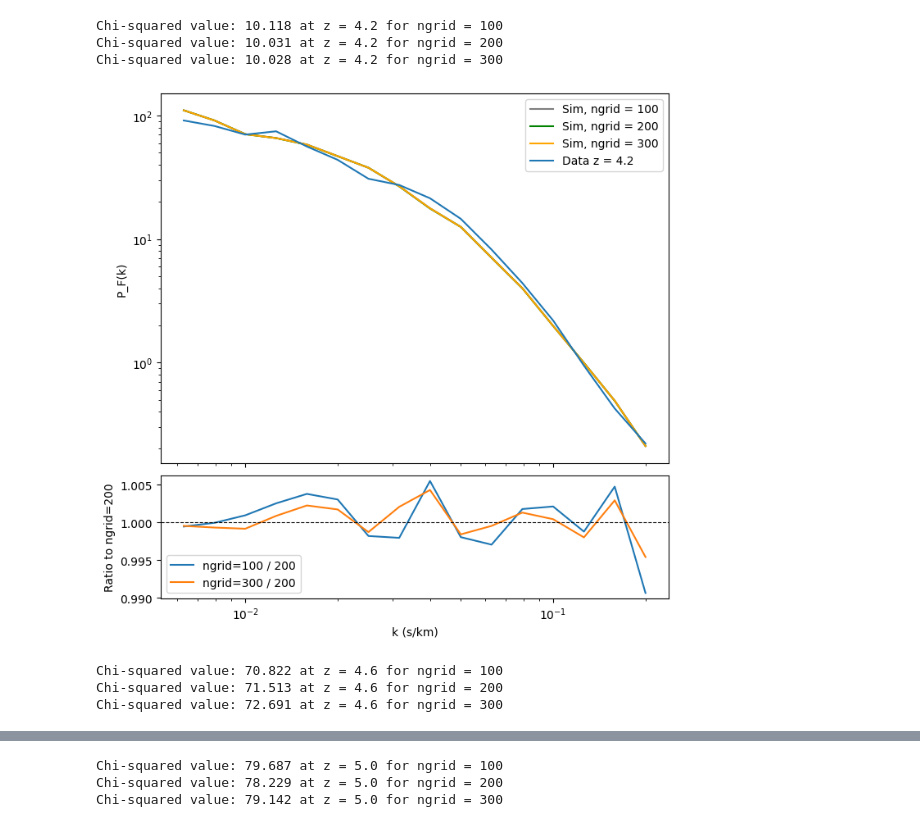
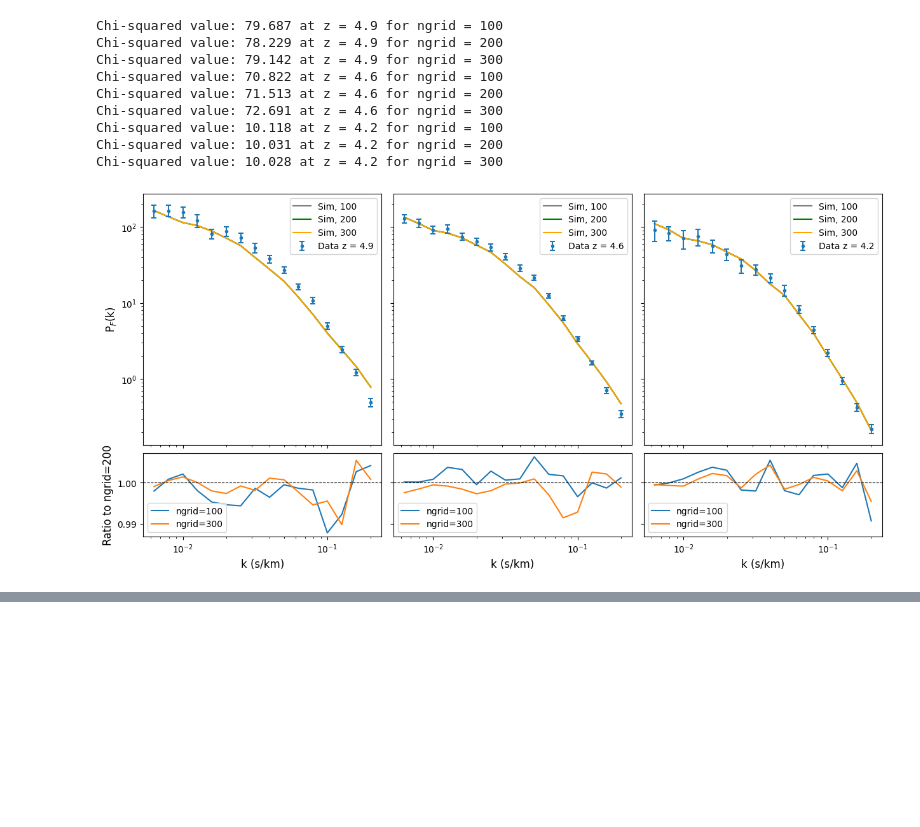
Before and after one commit to willsonho2000/MP-Gadget, a Jupyter notebook: runs/keir/plot.ipynb, the cells around one changed output, grey strips where cells are left out. Cells and saved outputs as stored; diff of their text form; code cells hidden in the pictures; blank space fills up the shorter version.

```diff
--- a/runs/keir/plot.ipynb
+++ b/runs/keir/plot.ipynb
@@ -11,7 +14,9 @@ from lyaemu import flux_power
 # Plot the column density function
 for i in range(3):
     ps = PlottingSpectra(num=i,base="output", savefile="gridded_spectra_200.hdf5", label=f"num={i}")
-    ps.plot_cddf("H",1)
+
+# Plot the flux power spectrum function
+ps.plot_spectrum("H",1,1215,9)
 # %% [output]
 Reading pre-computed spectra (from file output/SPECTRA_000/gridded_spectra_200.hdf5  )
 40000  sightlines. resolution:  1.0002664127439553  z= 5.000024000096
@@ -168,65 +127,76 @@ chi_2 = np.array(chi_2)
 obser_data = lyman_data.BoeraData()
 kf = obser_data.get_kf()    # km / s
 
-z = [4.2, 4.6, 5.0]
+z = [4.9, 4.6, 4.2]
 zout = flux_power.MySpectra(max_z = 5.0, redshifts=z, pixel_resolution_km_s=1.0).zout
 data_power  = obser_data.pf.reshape(-1, kf.shape[0]) #km / s; n_z * n_k # n_z * n_k
 sigma_sq    = obser_data.covar_diag.reshape(-1, kf.shape[0])
 
 ref_idx = np.where(ngrid == 200)[0][0]
 
+# One column per redshift: flux power on top, ratio to ngrid=200 below
+fig, axes = plt.subplots(2, len(zout), figsize=(5 * len(zout), 7), sharex="col", sharey="row",
+                         gridspec_kw={'height_ratios': [3, 1], 'hspace': 0.05})
+
 for i, z_i in enumerate(zout):
-    fig, (ax1, ax2) = plt.subplots(2, 1, figsize=(8,8), sharex=True,
-                                    gridspec_kw={'height_ratios': [3, 1], 'hspace': 0.05})
-    i_inv = 2 - i
+    ax1, ax2 = axes[0, i], axes[1, i]
 
     color = ["grey", "green", "orange", "blue"]
     sim_rebinned = {}
     for j, ni_grid in enumerate(ngrid):
-        # post_analysis(i_inv, z_tau[j][i], ni_grid)
-        sim = np.loadtxt("output/SPECTRA_%03d/flux_power_%03d.txt" % (i_inv, ni_grid))
+        # post_analysis(i, z_tau[j][i], ni_grid)
+        sim = np.loadtxt("output/SPECTRA_%03d/flux_power_%03d.txt" % (i, ni_grid))
 
         skf = sim[0,:]          # km / s
         sim_power = sim[1,:]    # P_F(k) for the simulated data at the current redshift
 
         # Rebinning simulated data to match the k bins of the observed data
         interp_func = interp1d(skf, sim_power, kind='linear', bounds_error=False, fill_value="extrapolate")
         sim_power_rebinned = interp_func(kf)
         sim_rebinned[ni_grid] = sim_power_rebinned
 
         # chi2 analysis
-        chi2 = chi_squared(sim_power_rebinned, data_power[i], sigma_sq[i])
+        chi2 = chi_squared(sim_power_rebinned, data_power[2-i], sigma_sq[2-i])
         print(f"Chi-squared value: {np.sum(chi2):.3f} at z = {z_i:.1f} for ngrid = {ni_grid:3d}")
 
-        ax1.plot(kf, sim_power_rebinned, color = color[j], label="Sim, ngrid = %3d" % ni_grid)
+        ax1.plot(kf, sim_power_rebinned, color = color[j], label="Sim, %3d" % ni_grid)
 
-    ax1.plot(kf, data_power[i], label="Data z = %.1f" % z_i)
+    data_err = np.sqrt(sigma_sq[2-i])
+    # ls="none": each k bin is an isolated marker with its own vertical error bar
+    ax1.errorbar(kf, data_power[2-i], yerr=data_err, fmt="o", ls="none", color="C0",
+                ms=3, elinewidth=1.5, capsize=3, capthick=1.5, zorder=2,
+                label="Data z = %.1f" % z_i)
     ax1.set_xscale("log")
     ax1.set_yscale("log")
-    ax1.set_ylabel("P_F(k)")
+    ax1.tick_params(labelbottom=False)
     ax1.legend()
-    ax1.tick_params(labelbottom=False)
 
     # Ratio plot relative to ngrid=200
     ref_power = sim_rebinned[ngrid[ref_idx]]
     for ni_grid in ngrid:
         if ni_grid == ngrid[ref_idx]:
             continue
         ratio = sim_rebinned[ni_grid] / ref_power
-        ax2.plot(kf, ratio, label="ngrid=%d / %d" % (ni_grid, ngrid[ref_idx]))
+        ax2.plot(kf, ratio, label="ngrid=%d" % (ni_grid))
 
     ax2.axhline(1.0, color='k', ls='--', lw=0.8)
     ax2.set_xscale("log")
-    ax2.set_xlabel("k (s/km)")
-    ax2.set_ylabel("Ratio to ngrid=%d" % ngrid[ref_idx])
+    ax2.set_xlabel("k (s/km)", fontsize=12)
     ax2.legend()
 
-    plt.show()
+# Y axis is shared within each row, so only the leftmost column keeps the labels
+axes[0, 0].set_ylabel("P$_F$(k)", fontsize=12)
+axes[1, 0].set_ylabel("Ratio to ngrid=%d" % ngrid[ref_idx], fontsize=12)
+fig.subplots_adjust(wspace=0.05)
+plt.show()
 # %% [output]
+Chi-squared value: 79.687 at z = 4.9 for ngrid = 100
+Chi-squared value: 78.229 at z = 4.9 for ngrid = 200
+Chi-squared value: 79.142 at z = 4.9 for ngrid = 300
+Chi-squared value: 70.822 at z = 4.6 for ngrid = 100
+Chi-squared value: 71.513 at z = 4.6 for ngrid = 200
+Chi-squared value: 72.691 at z = 4.6 for ngrid = 300
 Chi-squared value: 10.118 at z = 4.2 for ngrid = 100
 Chi-squared value: 10.031 at z = 4.2 for ngrid = 200
 Chi-squared value: 10.028 at z = 4.2 for ngrid = 300
-[figure, old version]
+[figure, new version]
-Chi-squared value: 70.822 at z = 4.6 for ngrid = 100
-Chi-squared value: 71.513 at z = 4.6 for ngrid = 200
-Chi-squared value: 72.691 at z = 4.6 for ngrid = 300
@@ -234,3 +202,0 @@ Chi-squared value: 72.691 at z = 4.6 for ngrid = 300
-Chi-squared value: 79.687 at z = 5.0 for ngrid = 100
-Chi-squared value: 78.229 at z = 5.0 for ngrid = 200
-Chi-squared value: 79.142 at z = 5.0 for ngrid = 300
```
Also changed, not shown: parts of 8 cells of this notebook, 30 other files.
